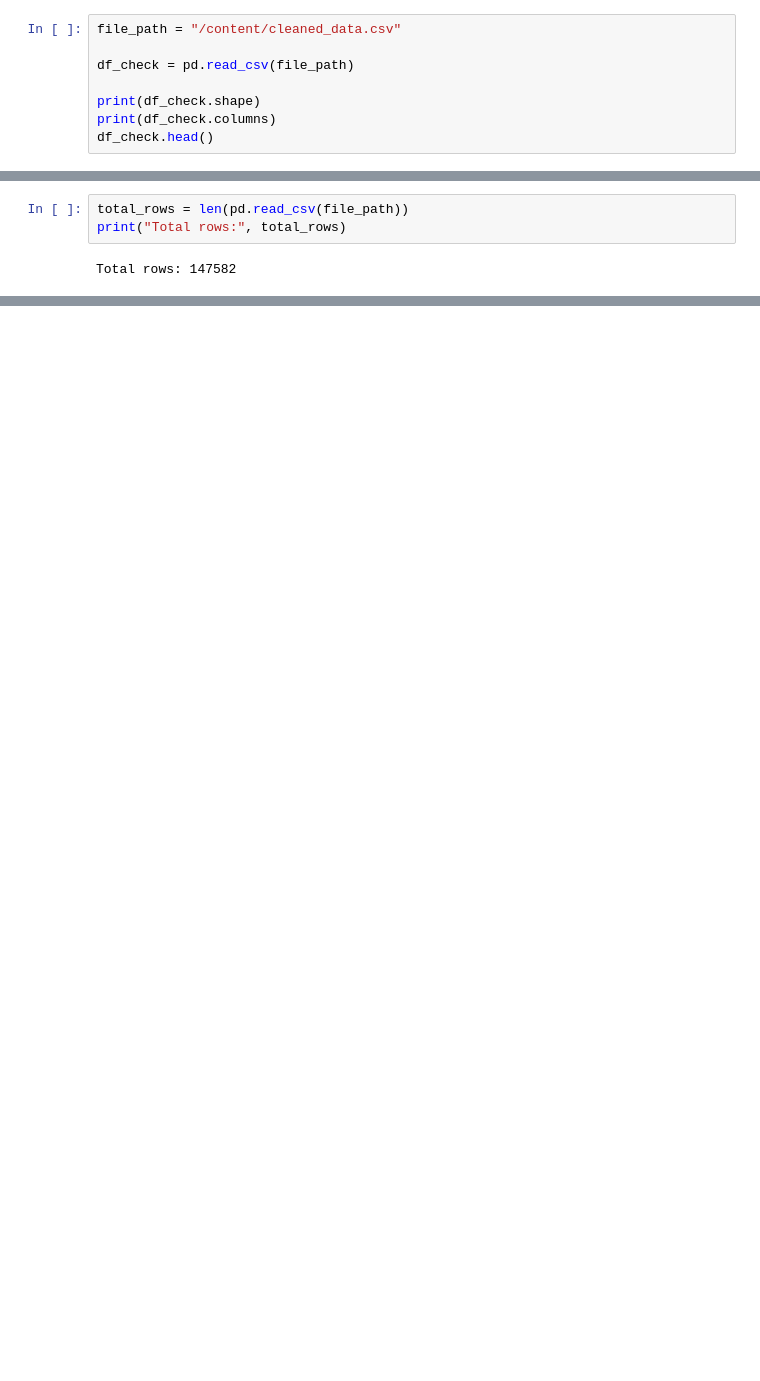
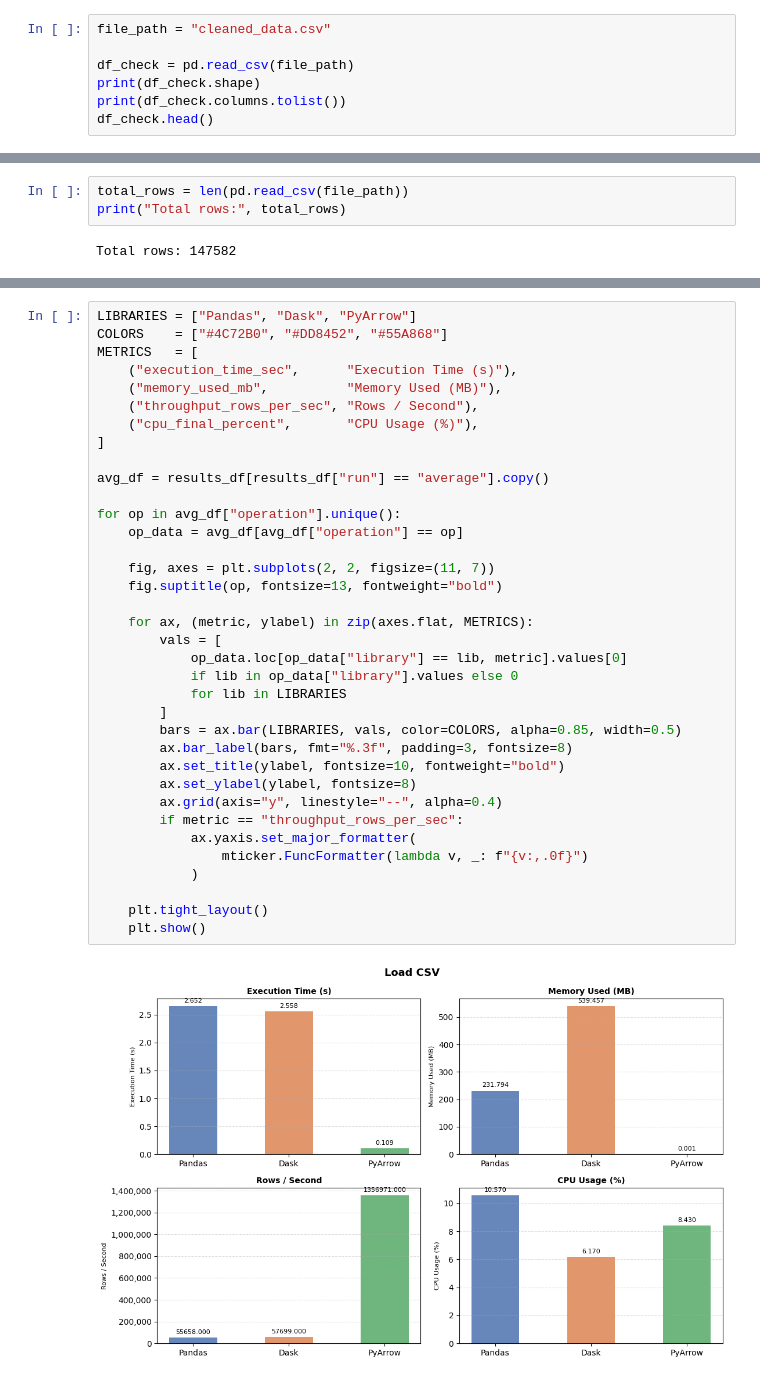
Before and after one commit to drshahizan/HPDP, a Jupyter notebook: 2526/project/p1/scubscub/p1/optimize_pipeline.ipynb, the cells around one changed output, grey strips where cells are left out. Cells and saved outputs as stored; diff of their text form; blank space fills up the shorter version.

```diff
--- a/2526/project/p1/scubscub/p1/optimize_pipeline.ipynb
+++ b/2526/project/p1/scubscub/p1/optimize_pipeline.ipynb
@@ -30,10 +36,9 @@ import matplotlib.pyplot as plt
 # %%
-file_path = "/content/cleaned_data.csv"
+file_path = "cleaned_data.csv"
 
 df_check = pd.read_csv(file_path)
-
 print(df_check.shape)
-print(df_check.columns)
+print(df_check.columns.tolist())
 df_check.head()
 # %% [output]
 (147582, 13)
@@ -384,0 +445,38 @@ plt.show()
+# %%
+LIBRARIES = ["Pandas", "Dask", "PyArrow"]
+COLORS    = ["#4C72B0", "#DD8452", "#55A868"]
+METRICS   = [
+    ("execution_time_sec",      "Execution Time (s)"),
+    ("memory_used_mb",          "Memory Used (MB)"),
+    ("throughput_rows_per_sec", "Rows / Second"),
+    ("cpu_final_percent",       "CPU Usage (%)"),
+]
+
+avg_df = results_df[results_df["run"] == "average"].copy()
+
+for op in avg_df["operation"].unique():
+    op_data = avg_df[avg_df["operation"] == op]
+
+    fig, axes = plt.subplots(2, 2, figsize=(11, 7))
+    fig.suptitle(op, fontsize=13, fontweight="bold")
+
+    for ax, (metric, ylabel) in zip(axes.flat, METRICS):
+        vals = [
+            op_data.loc[op_data["library"] == lib, metric].values[0]
+            if lib in op_data["library"].values else 0
+            for lib in LIBRARIES
+        ]
+        bars = ax.bar(LIBRARIES, vals, color=COLORS, alpha=0.85, width=0.5)
+        ax.bar_label(bars, fmt="%.3f", padding=3, fontsize=8)
+        ax.set_title(ylabel, fontsize=10, fontweight="bold")
+        ax.set_ylabel(ylabel, fontsize=8)
+        ax.grid(axis="y", linestyle="--", alpha=0.4)
+        if metric == "throughput_rows_per_sec":
+            ax.yaxis.set_major_formatter(
+                mticker.FuncFormatter(lambda v, _: f"{v:,.0f}")
+            )
+
+    plt.tight_layout()
+    plt.show()
+# %% [output]
+[figure, added]
```
Also changed, not shown: parts of 22 cells of this notebook.
